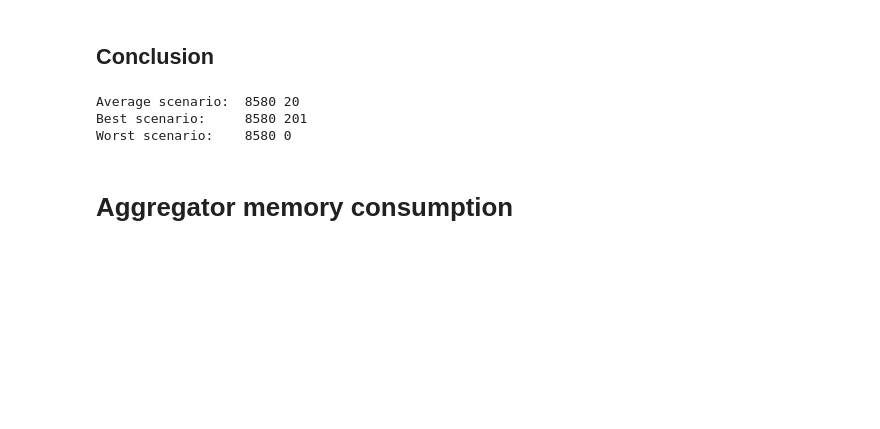
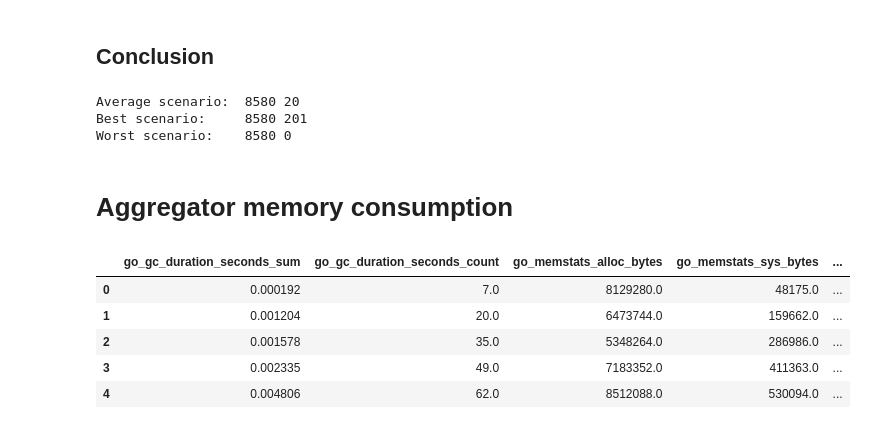
Before and after one commit to tisnik/jupyter-notebook-examples, a Jupyter notebook: consumer_benchmarks.ipynb, the cells around one changed output. Saved outputs shown, nothing was run; the diff lists cells and outputs as text; code cells hidden in the pictures; blank space fills up the shorter version.

```diff
--- a/consumer_benchmarks.ipynb
+++ b/consumer_benchmarks.ipynb
@@ -339,0 +342,9 @@ Worst scenario:    8580 0
+# %%
+memory.head()
+# %% [output]
+|  | go_gc_duration_seconds_sum | go_gc_duration_seconds_count | go_memstats_alloc_bytes | go_memstats_sys_bytes | ... |
+| 0 | 0.000192 | 7.0 | 8129280.0 | 48175.0 | ... |
+| 1 | 0.001204 | 20.0 | 6473744.0 | 159662.0 | ... |
+| 2 | 0.001578 | 35.0 | 5348264.0 | 286986.0 | ... |
+| 3 | 0.002335 | 49.0 | 7183352.0 | 411363.0 | ... |
+| 4 | 0.004806 | 62.0 | 8512088.0 | 530094.0 | ... |
```
Also changed, not shown: parts of 3 cells of this notebook.
